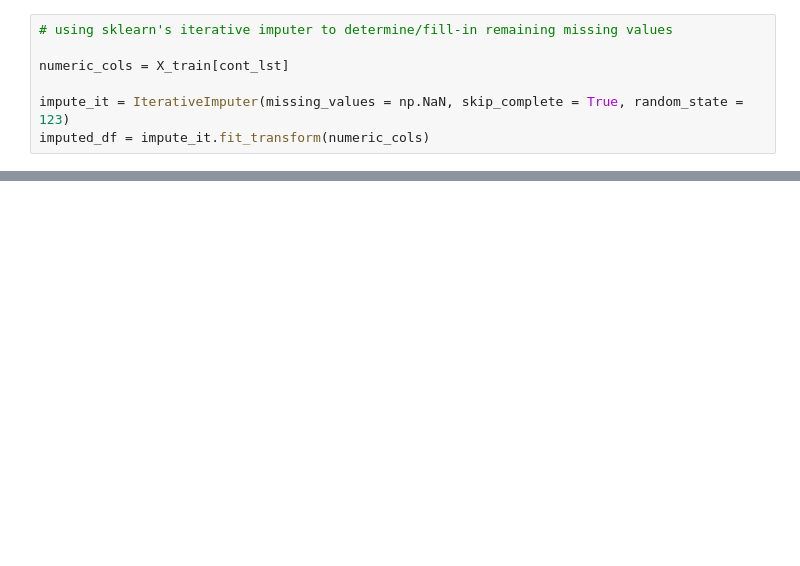
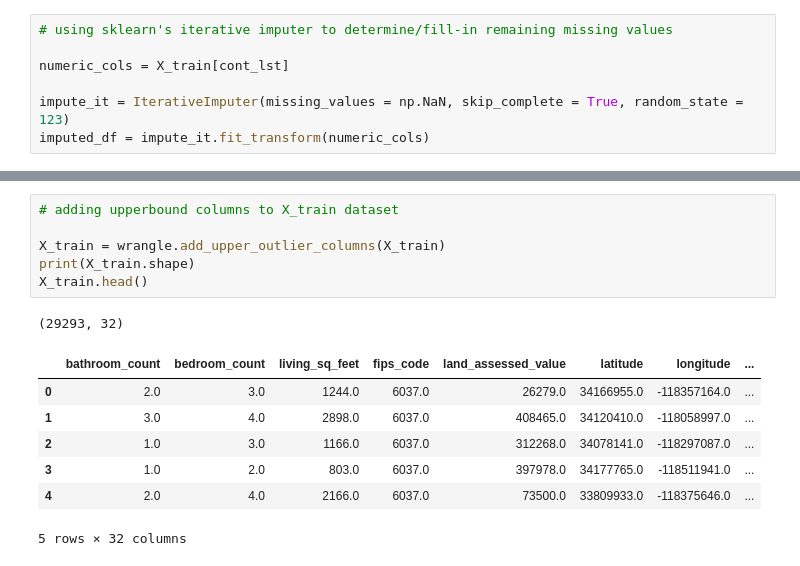
Before and after one commit to mijailmariano/clustering-exercises, a Jupyter notebook: explore_zillow.ipynb, the cells around one changed output, grey strips where cells are left out. Cells and saved outputs as stored; diff of their text form; blank space fills up the shorter version.

```diff
--- a/explore_zillow.ipynb
+++ b/explore_zillow.ipynb
@@ -253,0 +309,15 @@ memory usage: 6.5+ MB
+# %%
+# adding upperbound columns to X_train dataset
+
+X_train = wrangle.add_upper_outlier_columns(X_train)
+print(X_train.shape)
+X_train.head()
+# %% [output]
+(29293, 32)
+|  | bathroom_count | bedroom_count | living_sq_feet | fips_code | land_assessed_value | latitude | longitude | ... |
+| 0 | 2.0 | 3.0 | 1244.0 | 6037.0 | 26279.0 | 34166955.0 | -118357164.0 | ... |
+| 1 | 3.0 | 4.0 | 2898.0 | 6037.0 | 408465.0 | 34120410.0 | -118058997.0 | ... |
+| 2 | 1.0 | 3.0 | 1166.0 | 6037.0 | 312268.0 | 34078141.0 | -118297087.0 | ... |
+| 3 | 1.0 | 2.0 | 803.0 | 6037.0 | 397978.0 | 34177765.0 | -118511941.0 | ... |
+| 4 | 2.0 | 4.0 | 2166.0 | 6037.0 | 73500.0 | 33809933.0 | -118375646.0 | ... |
+5 rows × 32 columns
```
Also changed, not shown: parts of 15 cells of this notebook, 1 other file.
